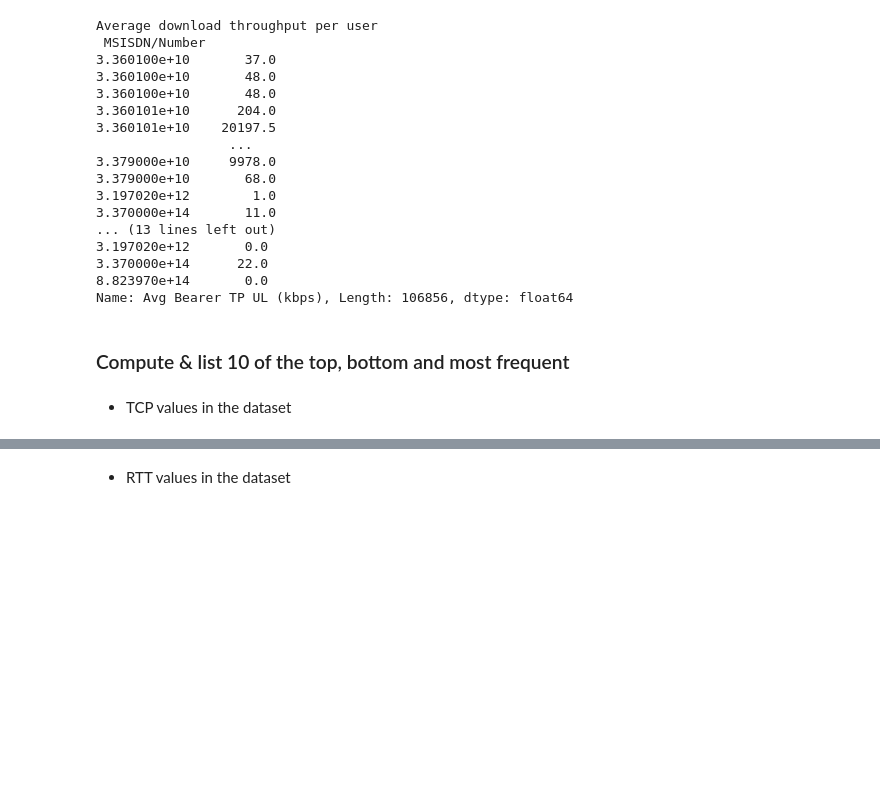
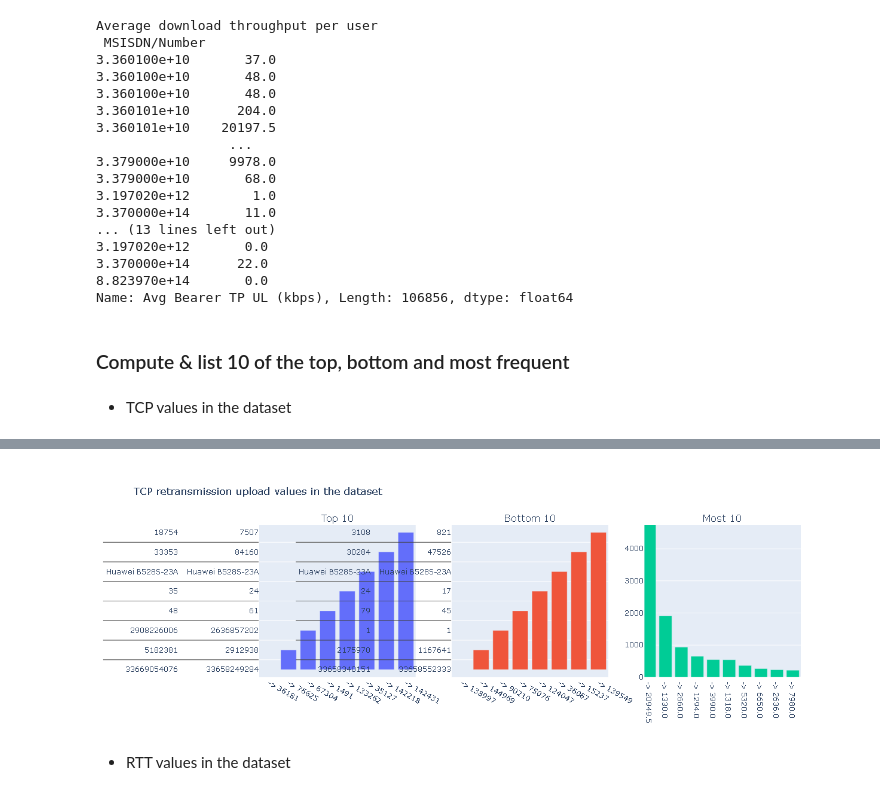
Before and after one commit to Fisseha-Estifanos/Telecom, a Jupyter notebook: notebooks/user_experience_analysis.ipynb, the cells around one changed output, grey strips where cells are left out. Saved outputs shown, nothing was run; the diff lists cells and outputs as text; code cells hidden in the pictures; blank space fills up the shorter version.

```diff
--- a/notebooks/user_experience_analysis.ipynb
+++ b/notebooks/user_experience_analysis.ipynb
@@ -181,3 +191,8 @@ freq_10_ul = tcp_ul['TCP UL Retrans. Vol (Bytes)'].value_counts().head(10)
+# %%
+# this is just for git hub, to display the plot on git hub
+Image(filename='../plots/tcp_ul.png')
+# %% [output]
+[figure, added]
 # %% [markdown]
 * RTT values in the dataset
 # %%
```
Also changed, not shown: parts of 10 cells of this notebook.
